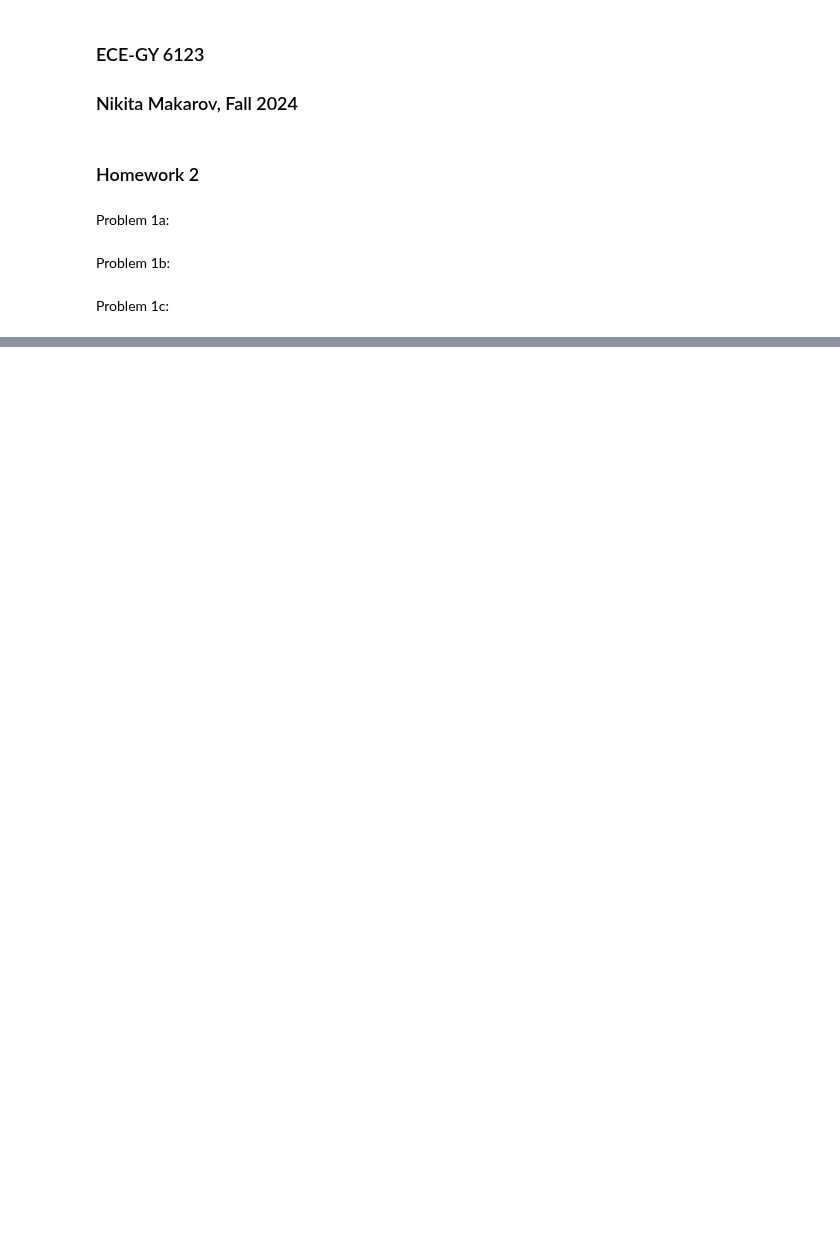
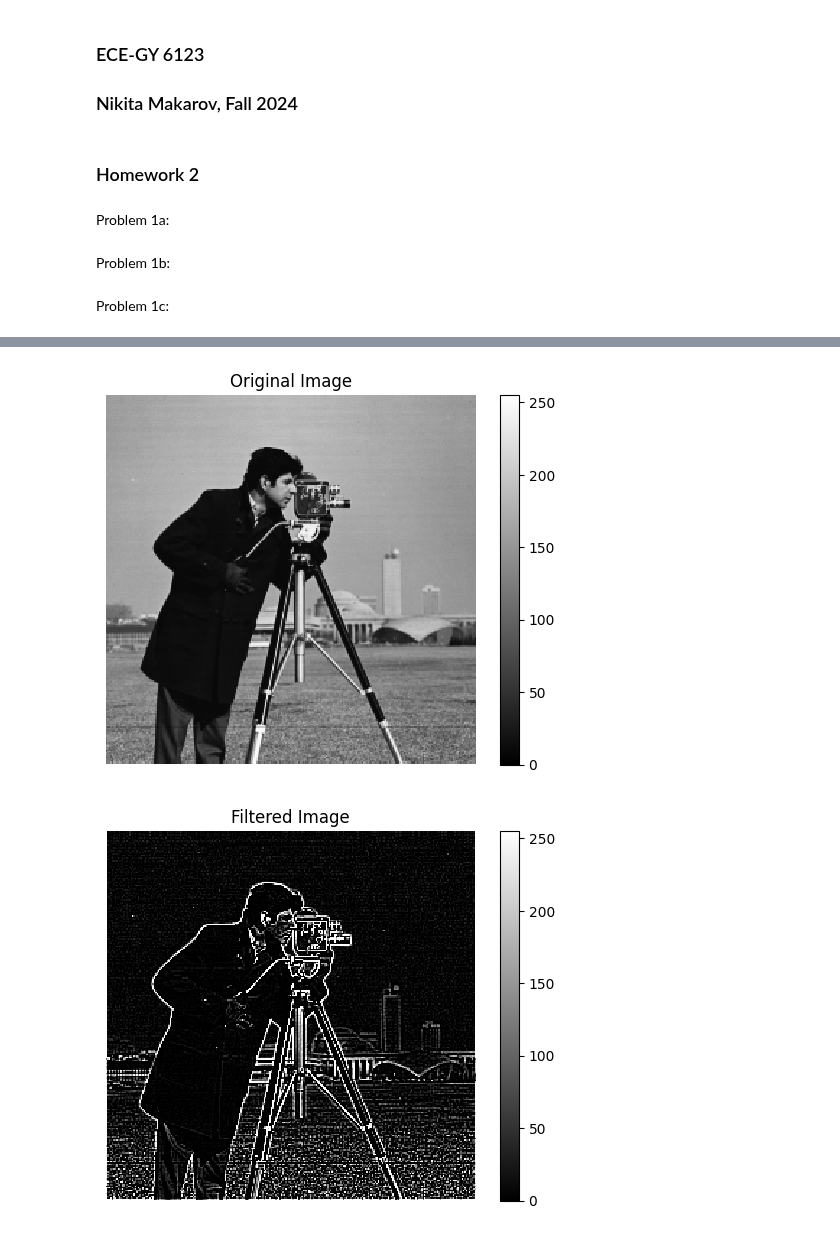
Before and after one commit to NMakarov97/ECE-GY-6123, a Jupyter notebook: HW2/ECE-6123 HW2.ipynb, the cells around one changed output, grey strips where cells are left out. Cells and saved outputs as stored; diff of their text form; code cells hidden in the pictures; blank space fills up the shorter version.

Commit message:
Add section to apply H2 filter to image

```diff
--- a/HW2/ECE-6123 HW2.ipynb
+++ b/HW2/ECE-6123 HW2.ipynb
@@ -88,0 +90,7 @@ plot_filtering(image_data,H1)
+# %%
+# Apply H2 filter to image
+H2 = np.asarray([[-1,-1,-1],[-1,8,-1],[-1,-1,-1]]) # H2 filter matrix
+plot_filtering(image_data,H2)
+# %% [output]
+[figure, added]
+[figure, added]
```
Also changed, not shown: parts of 1 cell of this notebook.
